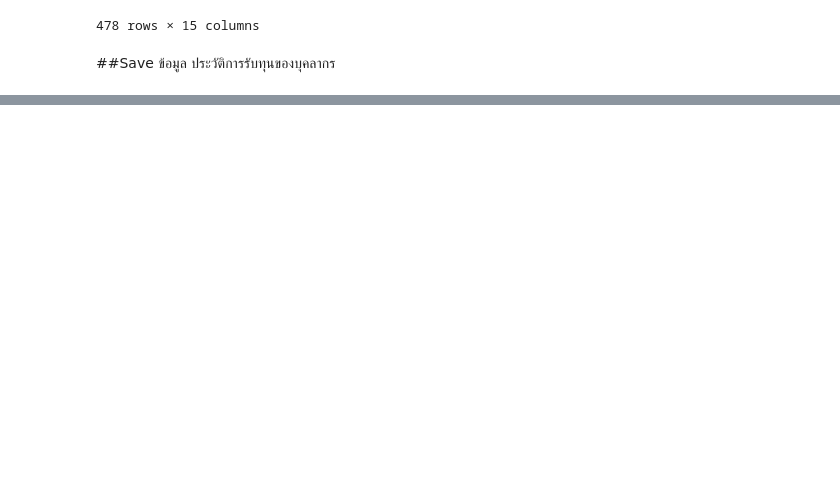
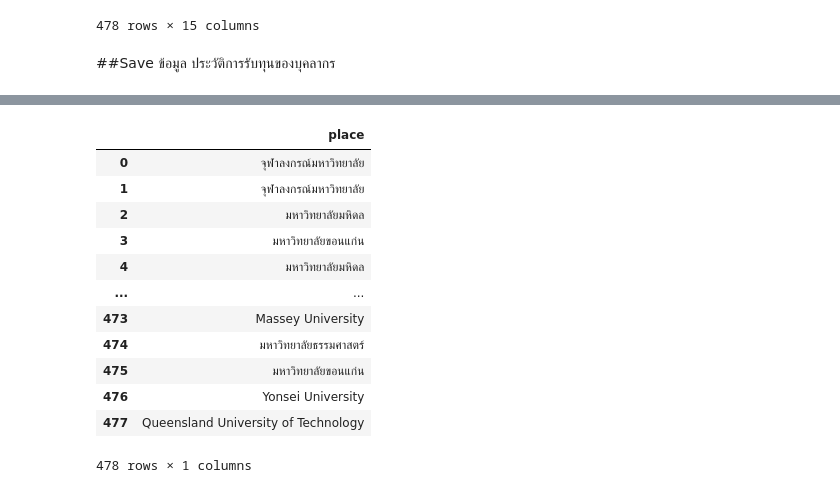
Before and after one commit to ananyapoonsawat/BSC_DPDM23, a Jupyter notebook: ทดสอบ.ipynb, the cells around one changed output, grey strips where cells are left out. Drawn from its saved outputs; the diff is of its cells as text; code cells hidden in the pictures; blank space fills up the shorter version.

```diff
--- a/ทดสอบ.ipynb
+++ b/ทดสอบ.ipynb
@@ -184,0 +187,3 @@ dv1.to_excel('ประวัติการรับทุนของบุค
+# %%
+dvv = pd.read_excel('/content/drive/MyDrive/ข้อมูล กองทรัพย์/ประวัติการรับทุนของบุคลากร(python).xlsx') #เรียกใช้ไฟล์ที่ต้องการ และ ตั้งหัวตาราง
+dvv
@@ -184,0 +204,17 @@ dv1.to_excel('ประวัติการรับทุนของบุค
+# %%
+dvv1 = dvv[['place']]
+dvv1
+# %% [output]
+|  | place |
+| 0 | จุฬาลงกรณ์มหาวิทยาลัย |
+| 1 | จุฬาลงกรณ์มหาวิทยาลัย |
+| 2 | มหาวิทยาลัยมหิดล |
+| 3 | มหาวิทยาลัยขอนแก่น |
+| 4 | มหาวิทยาลัยมหิดล |
+| ... | ... |
+| 473 | Massey University |
+| 474 | มหาวิทยาลัยธรรมศาสตร์ |
+| 475 | มหาวิทยาลัยขอนแก่น |
+| 476 | Yonsei University |
+| 477 | Queensland University of Technology |
+478 rows × 1 columns
```
Also changed, not shown: parts of 4 cells of this notebook.
